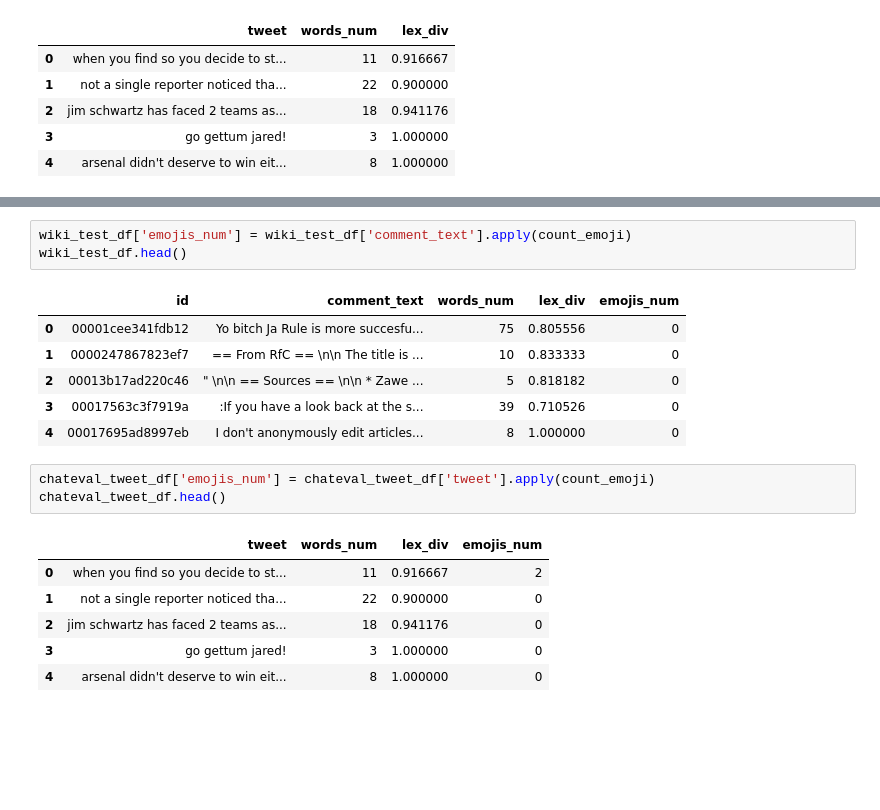
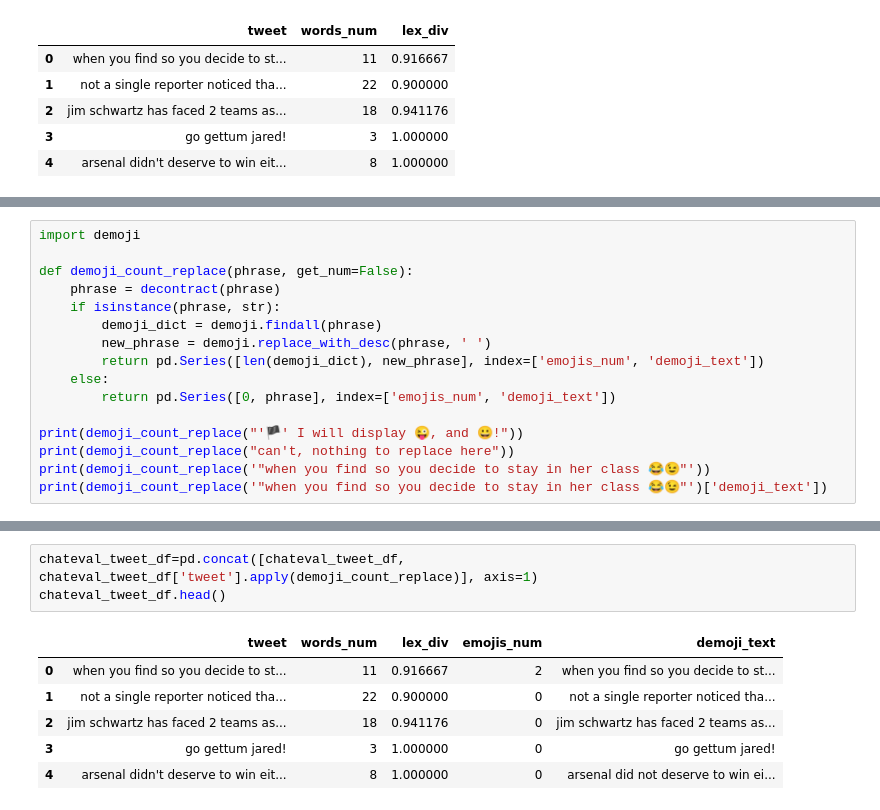
Before and after one commit to nopynospy/parl-ai, a Jupyter notebook: capstone_notebook.ipynb, the cells around one changed output, grey strips where cells are left out. Saved outputs shown, nothing was run; the diff lists cells and outputs as text; blank space fills up the shorter version.

Commit message:
Fix major demoji bug, reverse engineer safety dialog task json

```diff
--- a/capstone_notebook.ipynb
+++ b/capstone_notebook.ipynb
@@ -161,0 +257,16 @@ print(count_emoji("🏴 I will display 😜 and 😀"))
+# %%
+import demoji
+
+def demoji_count_replace(phrase, get_num=False):
+    phrase = decontract(phrase)
+    if isinstance(phrase, str):
+        demoji_dict = demoji.findall(phrase)
+        new_phrase = demoji.replace_with_desc(phrase, ' ')
+        return pd.Series([len(demoji_dict), new_phrase], index=['emojis_num', 'demoji_text'])
+    else:
+        return pd.Series([0, phrase], index=['emojis_num', 'demoji_text'])
+
+print(demoji_count_replace("'🏴' I will display 😜, and 😀!"))
+print(demoji_count_replace("can't, nothing to replace here"))
+print(demoji_count_replace('"when you find so you decide to stay in her class 😂😉"'))
+print(demoji_count_replace('"when you find so you decide to stay in her class 😂😉"')['demoji_text'])
@@ -169,23 +291,13 @@ wiki_train_df.head()
 | 2 | 000113f07ec002fd | Hey man, I'm really not trying to... | 0 | 0 | 0 | 0 | 0 | 0 | 44 | ... |
 | 3 | 0001b41b1c6bb37e | "\nMore\nI can't make any real su... | 0 | 0 | 0 | 0 | 0 | 0 | 114 | ... |
 | 4 | 0001d958c54c6e35 | You, sir, are my hero. Any chance... | 0 | 0 | 0 | 0 | 0 | 0 | 14 | ... |
-# %%
-wiki_test_df['emojis_num'] = wiki_test_df['comment_text'].apply(count_emoji)
-wiki_test_df.head()
-# %% [output]
-|  | id | comment_text | words_num | lex_div | emojis_num |
-| 0 | 00001cee341fdb12 | Yo bitch Ja Rule is more succesfu... | 75 | 0.805556 | 0 |
-| 1 | 0000247867823ef7 | == From RfC == \n\n The title is ... | 10 | 0.833333 | 0 |
-| 2 | 00013b17ad220c46 | " \n\n == Sources == \n\n * Zawe ... | 5 | 0.818182 | 0 |
-| 3 | 00017563c3f7919a | :If you have a look back at the s... | 39 | 0.710526 | 0 |
-| 4 | 00017695ad8997eb | I don't anonymously edit articles... | 8 | 1.000000 | 0 |
 # %%
-chateval_tweet_df['emojis_num'] = chateval_tweet_df['tweet'].apply(count_emoji)
+chateval_tweet_df=pd.concat([chateval_tweet_df, chateval_tweet_df['tweet'].apply(demoji_count_replace)], axis=1)
 chateval_tweet_df.head()
 # %% [output]
-|  | tweet | words_num | lex_div | emojis_num |
-| 0 | when you find so you decide to st... | 11 | 0.916667 | 2 |
-| 1 | not a single reporter noticed tha... | 22 | 0.900000 | 0 |
-| 2 | jim schwartz has faced 2 teams as... | 18 | 0.941176 | 0 |
-| 3 | go gettum jared! | 3 | 1.000000 | 0 |
-| 4 | arsenal didn't deserve to win eit... | 8 | 1.000000 | 0 |
+|  | tweet | words_num | lex_div | emojis_num | demoji_text |
+| 0 | when you find so you decide to st... | 11 | 0.916667 | 2 | when you find so you decide to st... |
+| 1 | not a single reporter noticed tha... | 22 | 0.900000 | 0 | not a single reporter noticed tha... |
+| 2 | jim schwartz has faced 2 teams as... | 18 | 0.941176 | 0 | jim schwartz has faced 2 teams as... |
+| 3 | go gettum jared! | 3 | 1.000000 | 0 | go gettum jared! |
+| 4 | arsenal didn't deserve to win eit... | 8 | 1.000000 | 0 | arsenal did not deserve to win ei... |
```
Also changed, not shown: parts of 68 cells of this notebook, 8 other files.
